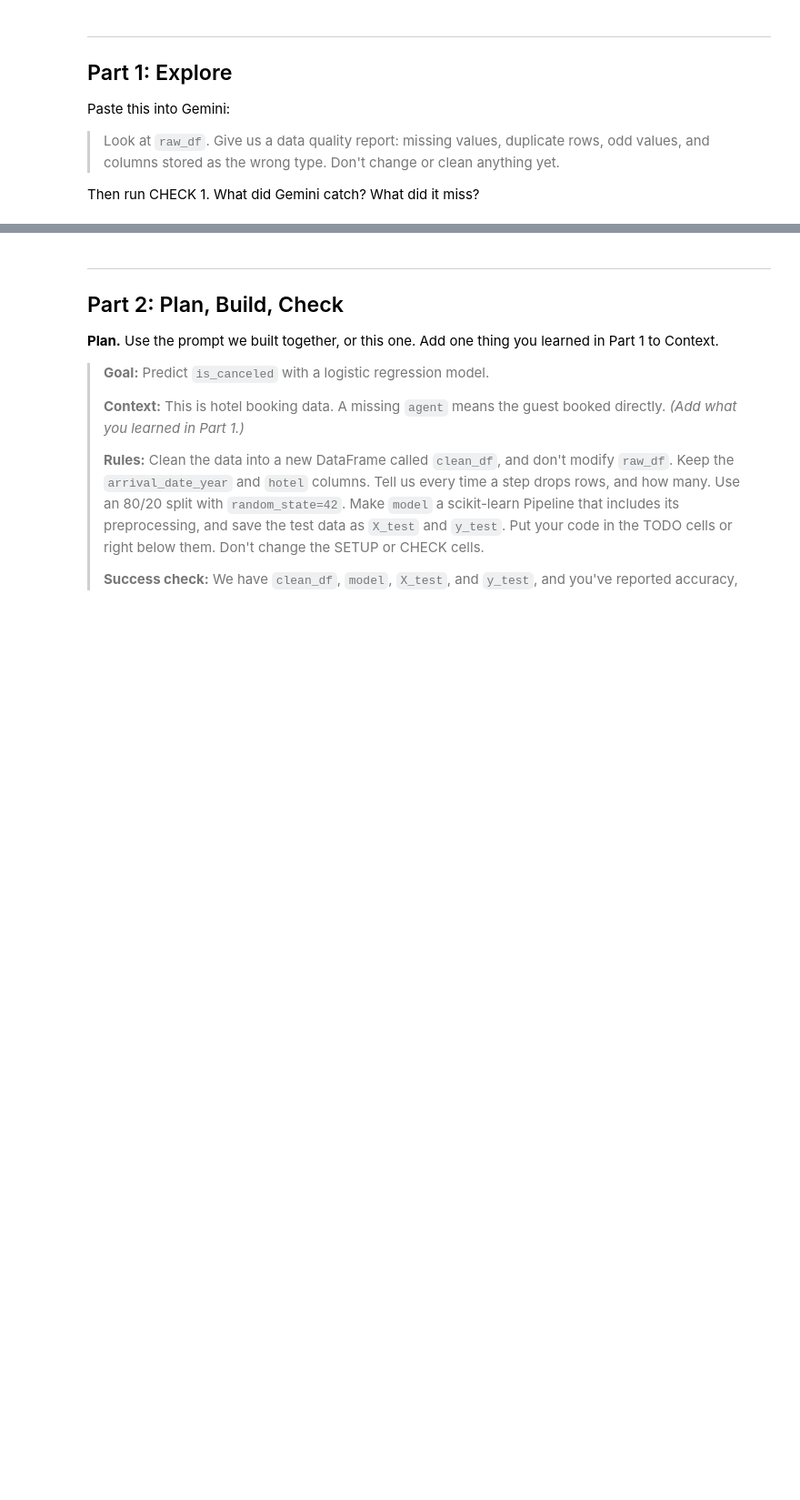
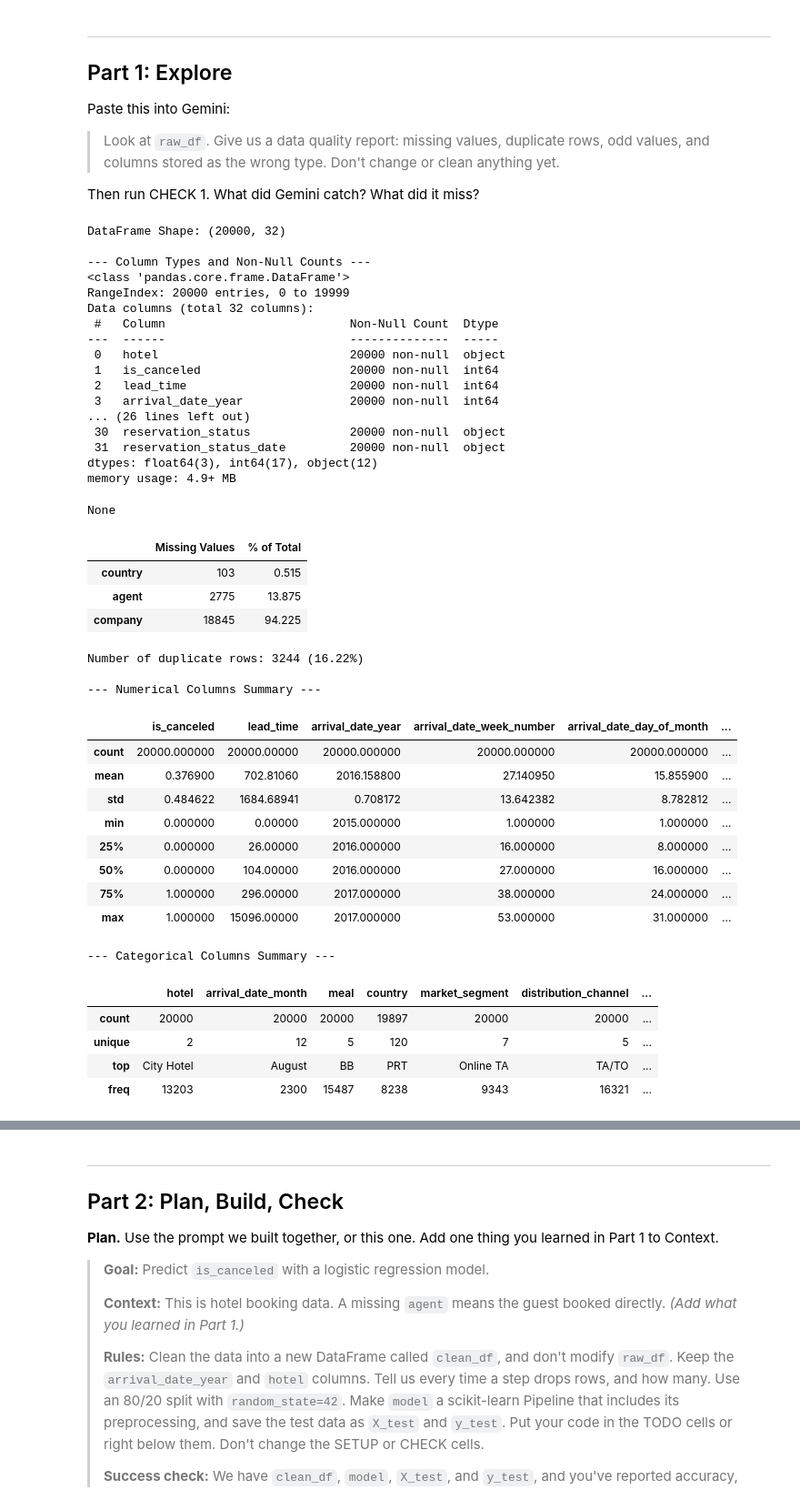
Before and after one commit to annasehgal/ai-studio-agentic-coding-workshop, a Jupyter notebook: agentic_coding_workshop.ipynb, the cells around one changed output, grey strips where cells are left out. Shown at 91% size. Drawn from its saved outputs; the diff is of its cells as text; code cells hidden in the pictures; blank space fills up the shorter version.

```diff
--- a/agentic_coding_workshop.ipynb
+++ b/agentic_coding_workshop.ipynb
@@ -34,3 +42,77 @@ Then run CHECK 1. What did Gemini catch? What did it miss?
+# %%
+import pandas as pd
+import workshop_checks as wc
+
+# Automatically load raw_df if it hasn't been loaded in the current session
+if 'raw_df' not in locals() and 'raw_df' not in globals():
+    print("raw_df was not defined. Loading data via workshop_checks...")
+    raw_df = wc.load_data()
+
+# 1. Shape of raw_df
+print(f"DataFrame Shape: {raw_df.shape}\n")
+
+# 2. General Info & Data Types
+print("--- Column Types and Non-Null Counts ---")
+display(raw_df.info())
+
+# 3. Missing Values
+missing_vals = raw_df.isnull().sum()
+missing_percent = 100 * raw_df.isnull().sum() / len(raw_df)
+missing_table = pd.concat([missing_vals, missing_percent], axis=1, keys=['Missing Values', '% of Total'])
+display(missing_table[missing_table['Missing Values'] > 0])
+
+# 4. Duplicate Rows
+duplicates = raw_df.duplicated().sum()
+print(f"\nNumber of duplicate rows: {duplicates} ({100 * duplicates / len(raw_df):.2f}%)\n")
+
+# 5. Numerical columns summary (to check for odd/anomalous values)
+print("--- Numerical Columns Summary ---")
+display(raw_df.describe())
+
+# 6. Categorical columns unique values summary
+print("--- Categorical Columns Summary ---")
+display(raw_df.describe(include=['object', 'category']))
+# %% [output]
+DataFrame Shape: (20000, 32)
+
+--- Column Types and Non-Null Counts ---
+<class 'pandas.core.frame.DataFrame'>
+RangeIndex: 20000 entries, 0 to 19999
+Data columns (total 32 columns):
+ #   Column                          Non-Null Count  Dtype
+---  ------                          --------------  -----
+ 0   hotel                           20000 non-null  object
+ 1   is_canceled                     20000 non-null  int64
+ 2   lead_time                       20000 non-null  int64
+ 3   arrival_date_year               20000 non-null  int64
+... (26 lines left out)
+ 30  reservation_status              20000 non-null  object
+ 31  reservation_status_date         20000 non-null  object
+dtypes: float64(3), int64(17), object(12)
+memory usage: 4.9+ MB
+None
+|  | Missing Values | % of Total |
+| country | 103 | 0.515 |
+| agent | 2775 | 13.875 |
+| company | 18845 | 94.225 |
+Number of duplicate rows: 3244 (16.22%)
+
+--- Numerical Columns Summary ---
+|  | is_canceled | lead_time | arrival_date_year | arrival_date_week_number | arrival_date_day_of_month | ... |
+| count | 20000.000000 | 20000.00000 | 20000.000000 | 20000.000000 | 20000.000000 | ... |
+| mean | 0.376900 | 702.81060 | 2016.158800 | 27.140950 | 15.855900 | ... |
+| std | 0.484622 | 1684.68941 | 0.708172 | 13.642382 | 8.782812 | ... |
+| min | 0.000000 | 0.00000 | 2015.000000 | 1.000000 | 1.000000 | ... |
+| 25% | 0.000000 | 26.00000 | 2016.000000 | 16.000000 | 8.000000 | ... |
+| 50% | 0.000000 | 104.00000 | 2016.000000 | 27.000000 | 16.000000 | ... |
+| 75% | 1.000000 | 296.00000 | 2017.000000 | 38.000000 | 24.000000 | ... |
+| max | 1.000000 | 15096.00000 | 2017.000000 | 53.000000 | 31.000000 | ... |
+--- Categorical Columns Summary ---
+|  | hotel | arrival_date_month | meal | country | market_segment | distribution_channel | ... |
+| count | 20000 | 20000 | 20000 | 19897 | 20000 | 20000 | ... |
+| unique | 2 | 12 | 5 | 120 | 7 | 5 | ... |
+| top | City Hotel | August | BB | PRT | Online TA | TA/TO | ... |
+| freq | 13203 | 2300 | 15487 | 8238 | 9343 | 16321 | ... |
 # %%
 # CHECK 1
 wc.check_quality_report(raw_df)
```
Also changed, not shown: parts of 8 cells of this notebook.
